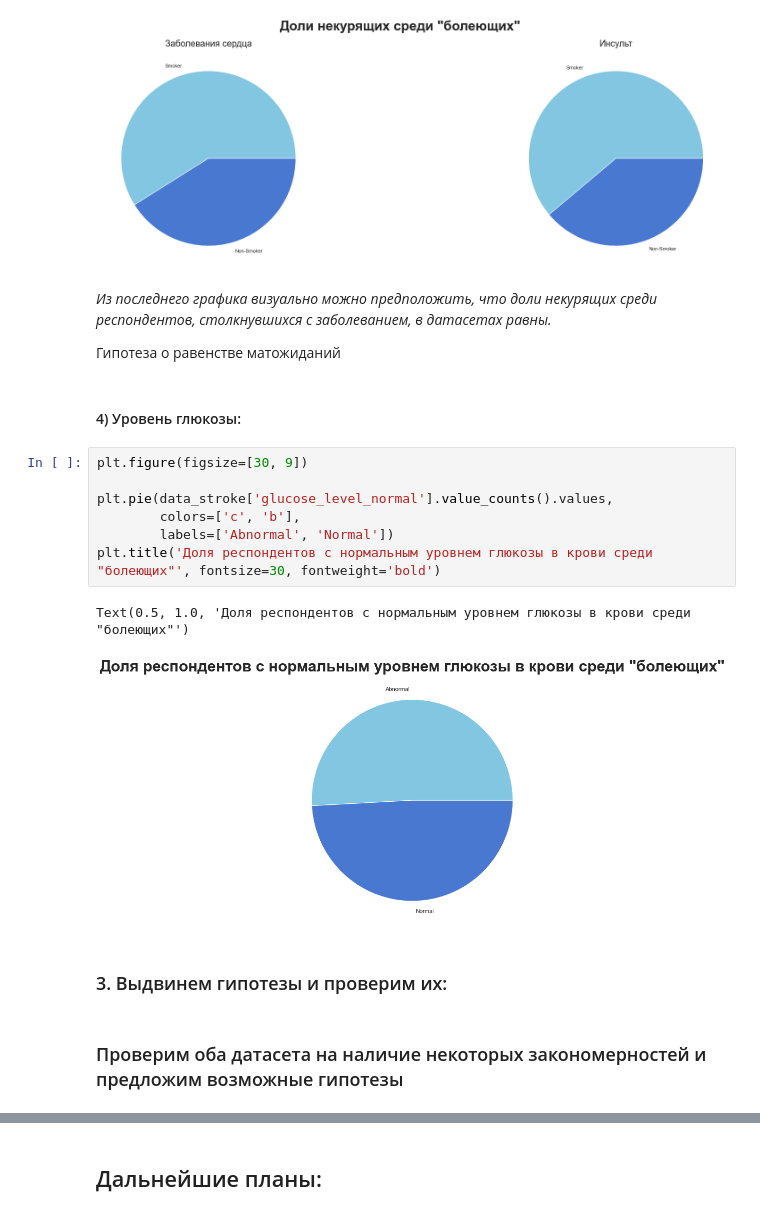
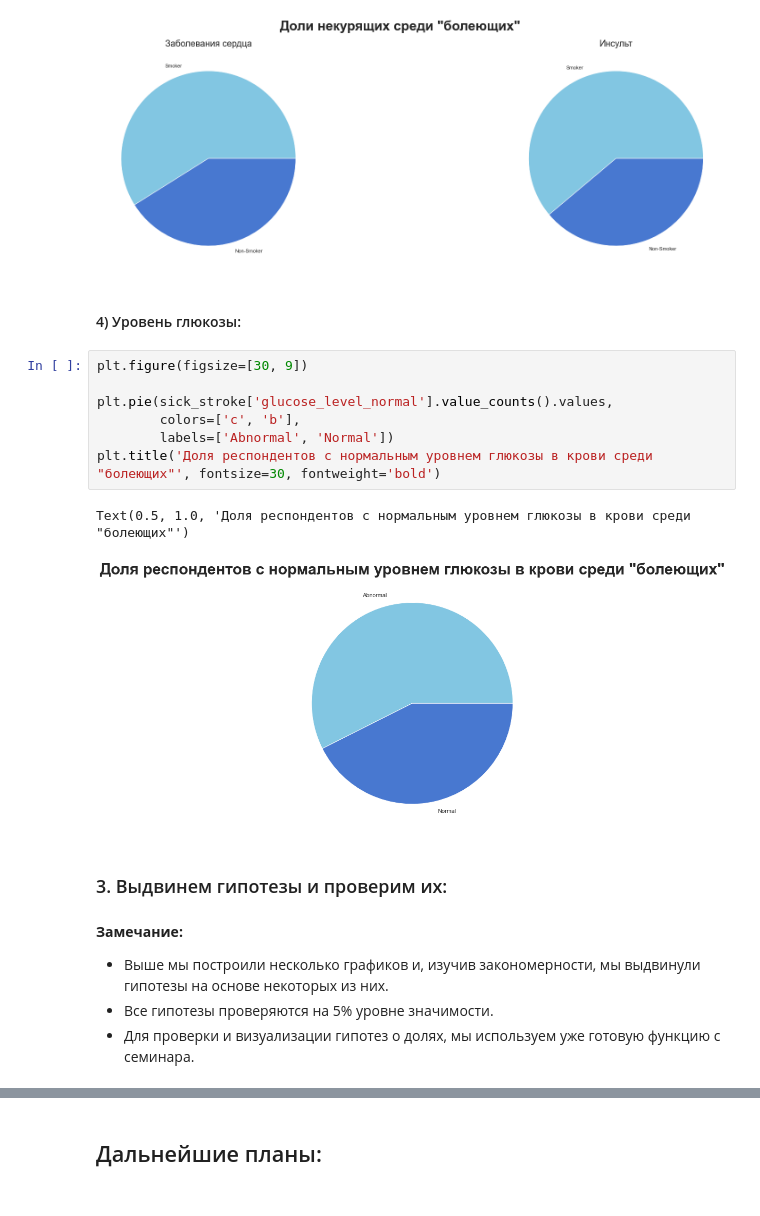
Before and after one commit to KhalifaevaLeyla/ProjectPython, a Jupyter notebook: ProjectPython.stroke_heart.ipynb, the cells around one changed output, grey strips where cells are left out. Drawn from its saved outputs; the diff is of its cells as text.

```diff
--- a/ProjectPython.stroke_heart.ipynb
+++ b/ProjectPython.stroke_heart.ipynb
@@ -497,23 +493,22 @@ plt.title('Инсульт', fontsize=20)
 # %% [output]
 Text(0.5, 1.0, 'Инсульт')
 [figure]
-# %% [markdown]
-_Из последнего графика визуально можно предположить, что доли некурящих среди респондентов, столкнувшихся с заболеванием, в датасетах равны._
-
-Гипотеза о равенстве матожиданий
 # %% [markdown]
 #### 4) Уровень глюкозы:
-# %%
-plt.figure(figsize=[30, 9])
-
-plt.pie(data_stroke['glucose_level_normal'].value_counts().values,
-        colors=['c', 'b'],
-        labels=['Abnormal', 'Normal'])
-plt.title('Доля респондентов с нормальным уровнем глюкозы в крови среди "болеющих"', fontsize=30, fontweight='bold')
-# %% [output]
-Text(0.5, 1.0, 'Доля респондентов с нормальным уровнем глюкозы в крови среди "болеющих"')
-[figure, removed]
+# %%
+plt.figure(figsize=[30, 9])
+
+plt.pie(sick_stroke['glucose_level_normal'].value_counts().values,
+        colors=['c', 'b'],
+        labels=['Abnormal', 'Normal'])
+plt.title('Доля респондентов с нормальным уровнем глюкозы в крови среди "болеющих"', fontsize=30, fontweight='bold')
+# %% [output]
+Text(0.5, 1.0, 'Доля респондентов с нормальным уровнем глюкозы в крови среди "болеющих"')
+[figure, added]
 # %% [markdown]
 ### 3. Выдвинем гипотезы и проверим их:
-# %% [markdown]
-### Проверим оба датасета на наличие некоторых закономерностей и предложим возможные гипотезы
+# %% [markdown]
+__Замечание:__
+- Выше мы построили несколько графиков и, изучив закономерности, мы выдвинули гипотезы на основе некоторых из них.
+- Все гипотезы проверяются на 5% уровне значимости.
+- Для проверки и визуализации гипотез о долях, мы используем уже готовую функцию с семинара.
```
Also changed, not shown: parts of 34 cells of this notebook.
